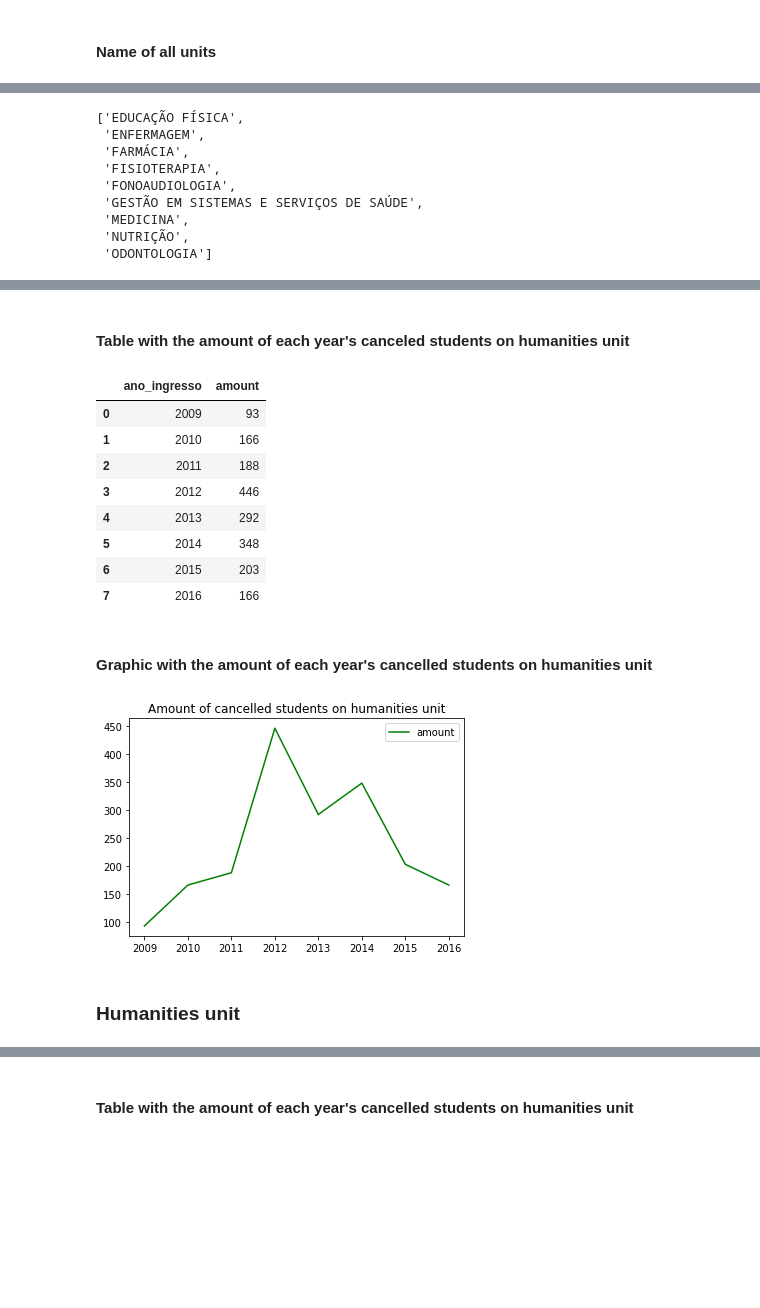
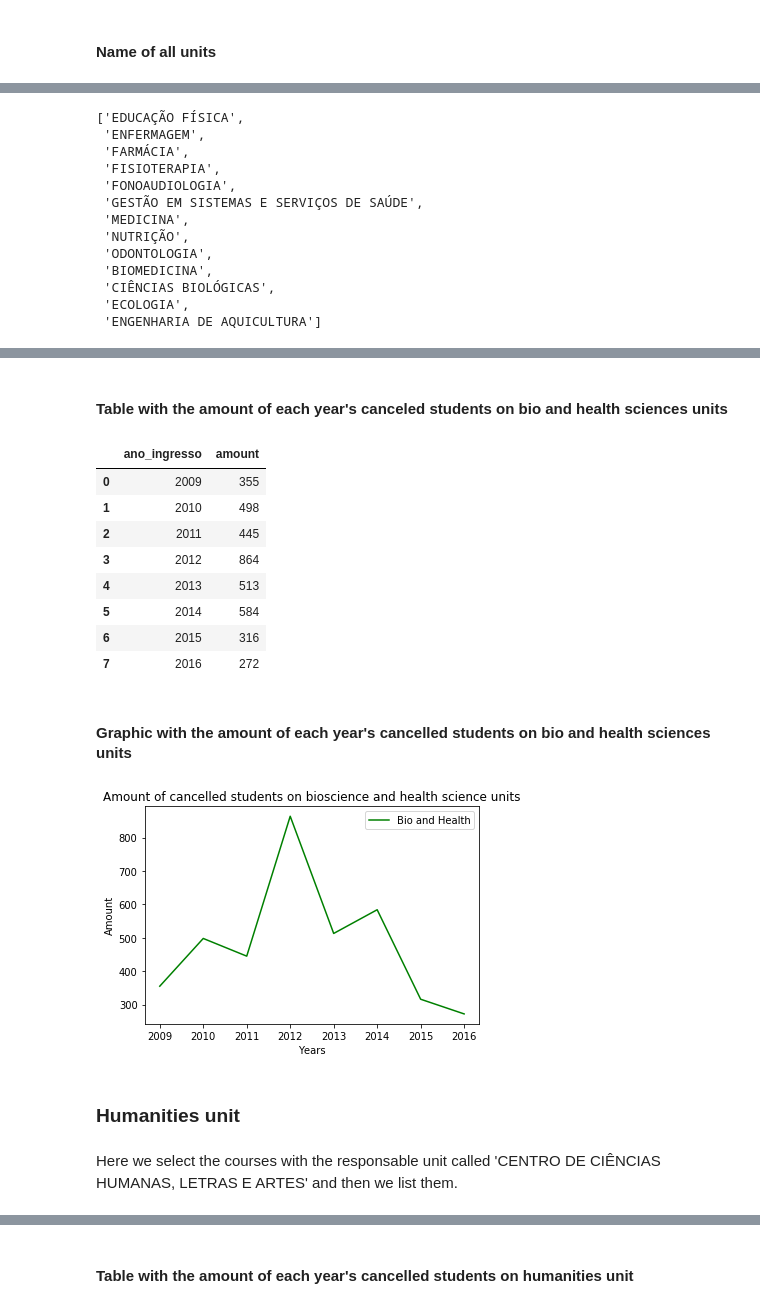
Before and after one commit to bigodel/UFRN-course-analysis, a Jupyter notebook: course_analysis.ipynb, the cells around one changed output, grey strips where cells are left out. Saved outputs shown, nothing was run; the diff lists cells and outputs as text; code cells hidden in the pictures; blank space fills up the shorter version.

Commit message:
Some chart changes

```diff
--- a/course_analysis.ipynb
+++ b/course_analysis.ipynb
@@ -62,11 +62,13 @@ dis_cancelled = pd.concat([dis09, dis10, dis11, dis12, dis13, dis14, dis15, dis1
 dis_cancelled = dis_cancelled[dis_cancelled.status == 'CANCELADO']
 dis_cancelled = dis_cancelled[~dis_cancelled.matricula.duplicated()]
 dis_cancelled = dis_cancelled.replace({'ADMINISTRAÇÃO -': 'ADMINISTRAÇÃO'})
+dis_cancelled = dis_cancelled.replace({'HISTÓRIA -': 'HISTÓRIA'})
 
 dis_active = pd.concat([dis09, dis10, dis11, dis12, dis13, dis14, dis15, dis16], ignore_index=True)
 dis_active = dis_active[dis_active.status != "CANCELADO"]
 dis_active = dis_active[~dis_active.matricula.duplicated()]
 dis_active = dis_active.replace({'ADMINISTRAÇÃO -': 'ADMINISTRAÇÃO'})
+dis_cancelled = dis_cancelled.replace({'HISTÓRIA -': 'HISTÓRIA'})
 # %% [markdown]
 The next step is to read a file that contains all of the university graduate courses in UFRN, and store that in a variable courses. In this data frame, we must replace the name column 'nome' to 'nome_curso', because it represents the same value.
 # %%
@@ -183,5 +190,6 @@ merge_coursesdis.unidade_responsavel.unique().tolist()
 # %%
-biomedical = merge_coursesdis[merge_coursesdis.unidade_responsavel == "CENTRO DE CIÊNCIAS DA SAÚDE"]
+biomedical = pd.concat([merge_coursesdis[merge_coursesdis.unidade_responsavel == "CENTRO DE CIÊNCIAS DA SAÚDE"],
+                       merge_coursesdis[merge_coursesdis.unidade_responsavel == "CENTRO DE BIOCIÊNCIAS"]])
 biomedical.nome_curso.unique().tolist()
 # %% [output]
 ['EDUCAÇÃO FÍSICA',
@@ -192,7 +200,11 @@ biomedical.nome_curso.unique().tolist()
  'GESTÃO EM SISTEMAS E SERVIÇOS DE SAÚDE',
  'MEDICINA',
  'NUTRIÇÃO',
- 'ODONTOLOGIA']
+ 'ODONTOLOGIA',
+ 'BIOMEDICINA',
+ 'CIÊNCIAS BIOLÓGICAS',
+ 'ECOLOGIA',
+ 'ENGENHARIA DE AQUICULTURA']
 # %%
 biomedical.head()
 # %% [output]
@@ -203,7 +215,7 @@ biomedical.head()
 | 12042 | 85436676 | Ciências da Saúde | NaN | 441 | CENTRO DE CIÊNCIAS DA SAÚDE | 2.014067e+09 | ... |
 | 12043 | 85436676 | Ciências da Saúde | NaN | 441 | CENTRO DE CIÊNCIAS DA SAÚDE | 2.014067e+09 | ... |
 # %% [markdown]
-#### Table with the amount of each year's canceled students on humanities unit ####
+#### Table with the amount of each year's canceled students on bio and health sciences units ####
 # %%
 bio = pd.pivot_table(biomedical,
                index='ano_ingresso',
@@ -213,26 +225,30 @@ bio.rename(columns={'nome_curso': 'amount'}, inplace=True)
 bio
 # %% [output]
 |  | ano_ingresso | amount |
-| 0 | 2009 | 93 |
-| 1 | 2010 | 166 |
-| 2 | 2011 | 188 |
-| 3 | 2012 | 446 |
-| 4 | 2013 | 292 |
-| 5 | 2014 | 348 |
-| 6 | 2015 | 203 |
-| 7 | 2016 | 166 |
+| 0 | 2009 | 355 |
+| 1 | 2010 | 498 |
+| 2 | 2011 | 445 |
+| 3 | 2012 | 864 |
+| 4 | 2013 | 513 |
+| 5 | 2014 | 584 |
+| 6 | 2015 | 316 |
+| 7 | 2016 | 272 |
 # %% [markdown]
-#### Graphic with the amount of each year's cancelled students on humanities unit ####
+#### Graphic with the amount of each year's cancelled students on bio and health sciences units ####
 # %%
 plt.plot(bio['ano_ingresso'],
-         bio['amount'], c='green', label='amount')
-plt.legend(loc='upper right')
-plt.title('Amount of cancelled students on humanities unit')
+         bio['amount'], c='green', label='Bio and Health')
+plt.legend(loc='best')
+plt.xlabel('Years')
+plt.ylabel('Amount')
+plt.title("Amount of cancelled students on bioscience and health science units")
 plt.show()
 # %% [output]
-[figure, old version]
+[figure, new version]
 # %% [markdown]
 ### Humanities unit ###
+# %% [markdown]
+Here we select the courses with the responsable unit called 'CENTRO DE CIÊNCIAS HUMANAS, LETRAS E ARTES' and then we list them.
 # %%
 humanities = merge_coursesdis[merge_coursesdis.unidade_responsavel == "CENTRO DE CIÊNCIAS HUMANAS, LETRAS E ARTES"]
 humanities.nome_curso.unique().tolist()
```
Also changed, not shown: parts of 17 cells of this notebook.
